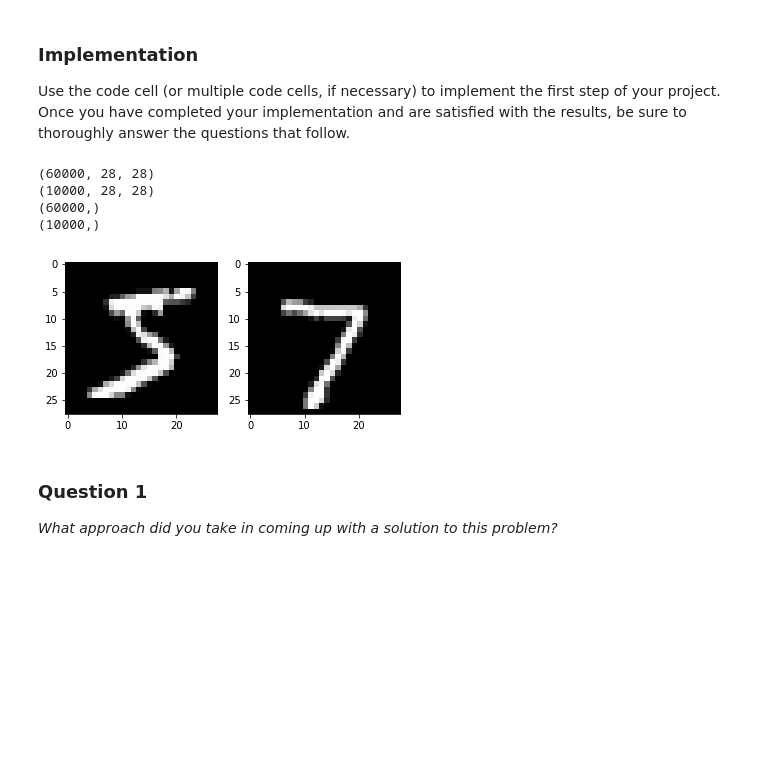
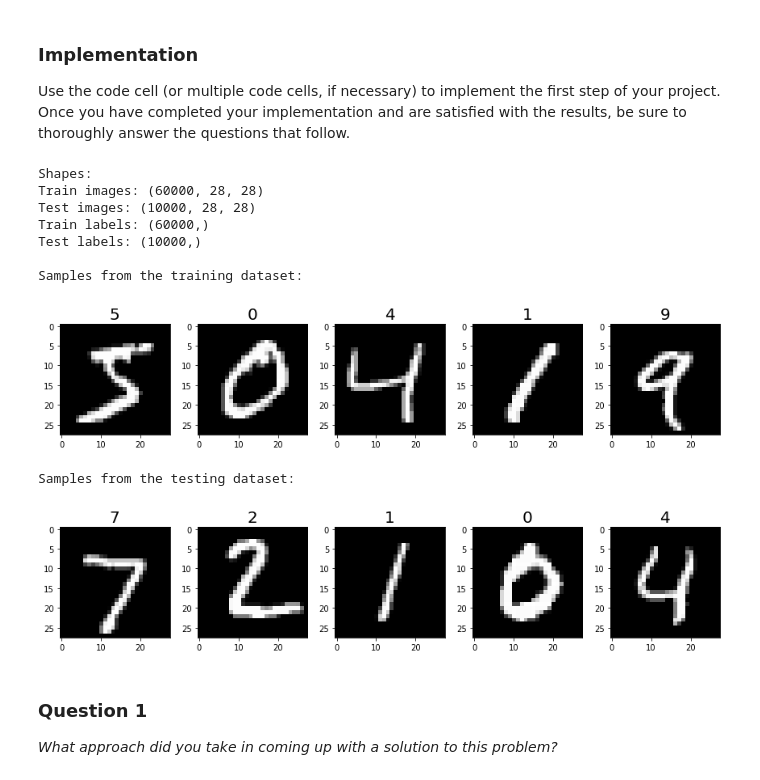
Before and after one commit to agripino/MLND, a Jupyter notebook: digit_recognition/digit_recognition.ipynb, the cells around one changed output. Cells and saved outputs as stored; diff of their text form; code cells hidden in the pictures; blank space fills up the shorter version.

Commit message:
Checks loaded data

```diff
--- a/digit_recognition/digit_recognition.ipynb
+++ b/digit_recognition/digit_recognition.ipynb
@@ -79,22 +81,39 @@ else:
         test_labels = np.frombuffer(test_labels, dtype=np.uint8, offset=8)
         with open('test_labels.p', 'wb') as pf:
             pickle.dump(test_labels, pf)
-# %%
-print(train_images.shape)
-print(test_images.shape)
-print(train_labels.shape)
-print(test_labels.shape)
-plt.subplot(121)
-plt.imshow(train_images[0], cmap='gray')
-plt.subplot(122)
-plt.imshow(test_images[0], cmap='gray')
-plt.show()
-# %% [output]
-(60000, 28, 28)
-(10000, 28, 28)
-(60000,)
-(10000,)
-[figure, removed]
+# %%
+# Check loaded data
+print("Shapes:")
+print("Train images:", train_images.shape)
+print("Test images:", test_images.shape)
+print("Train labels:", train_labels.shape)
+print("Test labels:", test_labels.shape)
+print("")
+
+# Plot some images and their corresponding labels
+def plot_samples(name, features, labels, num):
+    print("Samples from the {} dataset:".format(name))
+    for idx, lbl in enumerate(labels[:num]):
+        plt.subplot(1, 5, idx + 1)
+        plt.title(lbl, fontsize=20)
+        plt.imshow(features[idx], cmap="gray")
+    plt.tight_layout(rect=[0, 0, 2.0, 1.0])
+    plt.show()
+
+plot_samples("training", train_images, train_labels, 5)
+
+plot_samples("testing", test_images, test_labels, 5)
+# %% [output]
+Shapes:
+Train images: (60000, 28, 28)
+Test images: (10000, 28, 28)
+Train labels: (60000,)
+Test labels: (10000,)
+
+Samples from the training dataset:
+[figure, added]
+Samples from the testing dataset:
+[figure, added]
 # %% [markdown]
 ### Question 1
 _What approach did you take in coming up with a solution to this problem?_
```
Also changed, not shown: parts of 1 cell of this notebook.
